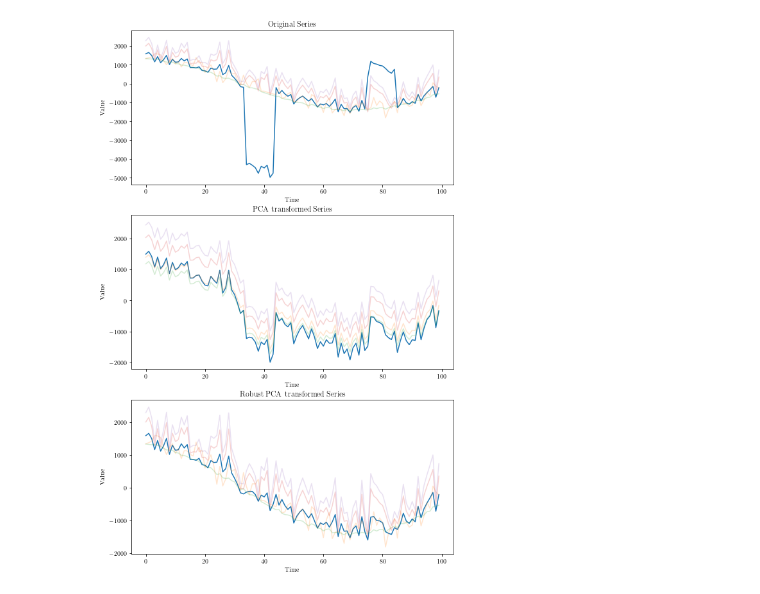
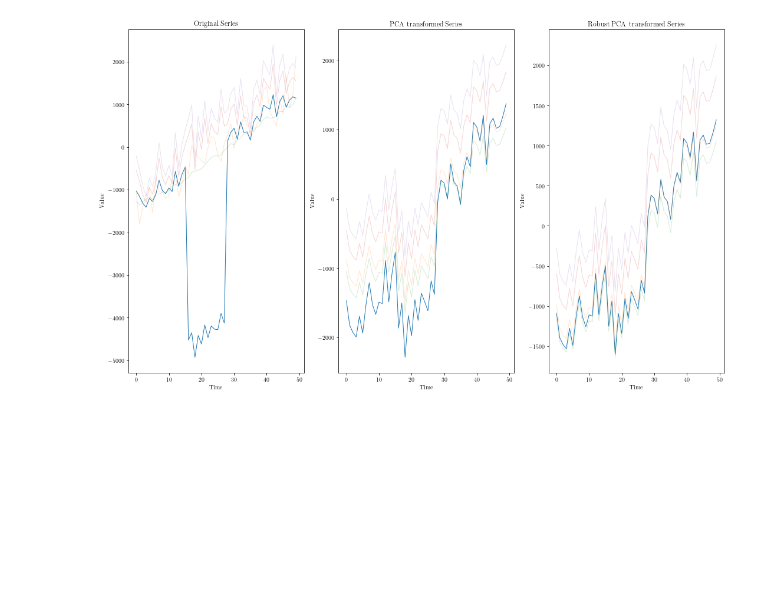
Before and after one commit to AKheli/RepBench, a Jupyter notebook: Repair/Robust_PCA/RobustPCANotebook.ipynb, the cells around one changed output. Saved outputs shown, nothing was run; the diff lists cells and outputs as text; code cells hidden in the pictures; blank space fills up the shorter version.

```diff
--- a/Repair/Robust_PCA/RobustPCANotebook.ipynb
+++ b/Repair/Robust_PCA/RobustPCANotebook.ipynb
@@ -44,38 +30,45 @@ Data/YAHOO.csv
 # %%
-cut = 100
+start= 80#250
+end = 130
 n_components = 1
 injected = scen.i_get_scenario(0)["injected"]
-estim = Robust_PCA_estimator(n_components=n_components)
 
-estim.fit(injected)
-predicted = pd.DataFrame(estim.predict(injected))
+
 pca = PCA(n_components=n_components)
 
 
 transformed = pca.fit_transform(injected)
 pca_predicted = pd.DataFrame(pca.inverse_transform(transformed))
 
-f, (ax1, ax2,ax3) = plt.subplots(3, 1, figsize=(9, 15))
-
-for name,col in injected.iloc[:cut,:].iteritems():
-    ax1.plot(np.array(col),alpha=0.2 if name != injected.columns[0] else 1)
+f, axs  = plt.subplots(1, 3, figsize=(15, 9))
+ax1,ax2,ax3 = axs
+for name,col in injected.iloc[start:end,:].iteritems():
+    ax1.plot(np.array(col),alpha=0.2 if name != injected.columns[0] else 1,lw = 1)
 
 ax1.set_title("Original Series")
 ax1.set_xlabel("Time", fontsize=10)
 ax1.set_ylabel("Value", fontsize=10)
 
-for name,col in pca_predicted.iloc[:cut,:].iteritems():
-    ax2.plot(np.array(col),alpha=0.2 if name != pca_predicted.columns[0] else 1)
+for name,col in pca_predicted.iloc[start:end,:].iteritems():
+    ax2.plot(np.array(col),alpha=0.2 if name != pca_predicted.columns[0] else 1 , lw = 1)
 ax2.set_title("PCA transformed Series")
 ax2.set_xlabel("Time", fontsize=10)
 ax2.set_ylabel("Value", fontsize=10)
 
 
-for name,col in predicted.iloc[:cut,:].iteritems():
-    ax3.plot(np.array(col),alpha=0.2 if name != predicted.columns[0] else 1)
+
+estim = Robust_PCA_estimator(n_components=n_components)
+estim.fit(injected)
+predicted = pd.DataFrame(estim.reduce(injected))
+
+
+for name,col in predicted.iloc[start:end,:].iteritems():
+    ax3.plot(np.array(col),alpha=0.2 if name != predicted.columns[0] else 1 ,lw = 1)
 ax3.set_title("Robust PCA transformed Series")
 ax3.set_xlabel("Time", fontsize=10)
 ax3.set_ylabel("Value", fontsize=10)
-plt.show()
+
+
+plt.tight_layout()
 # %% [output]
-[figure, old version]
+[figure, new version]
```
Also changed, not shown: parts of 2 cells of this notebook, 38 other files.
